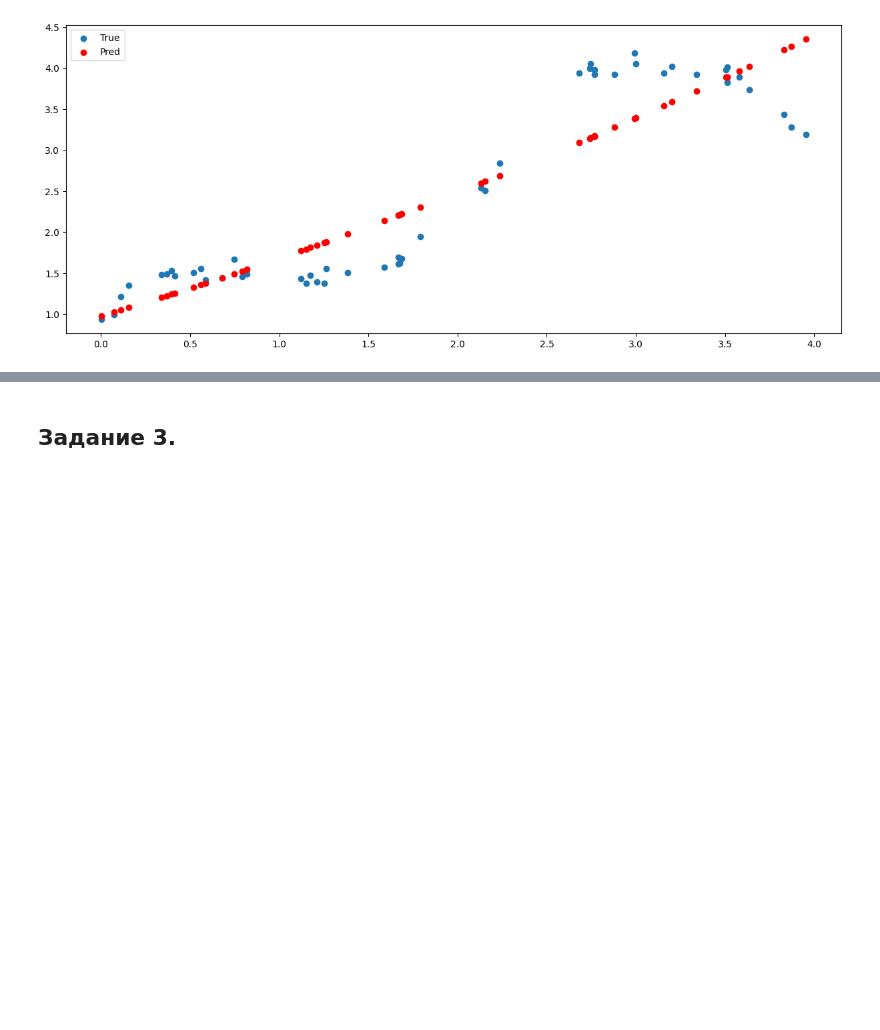
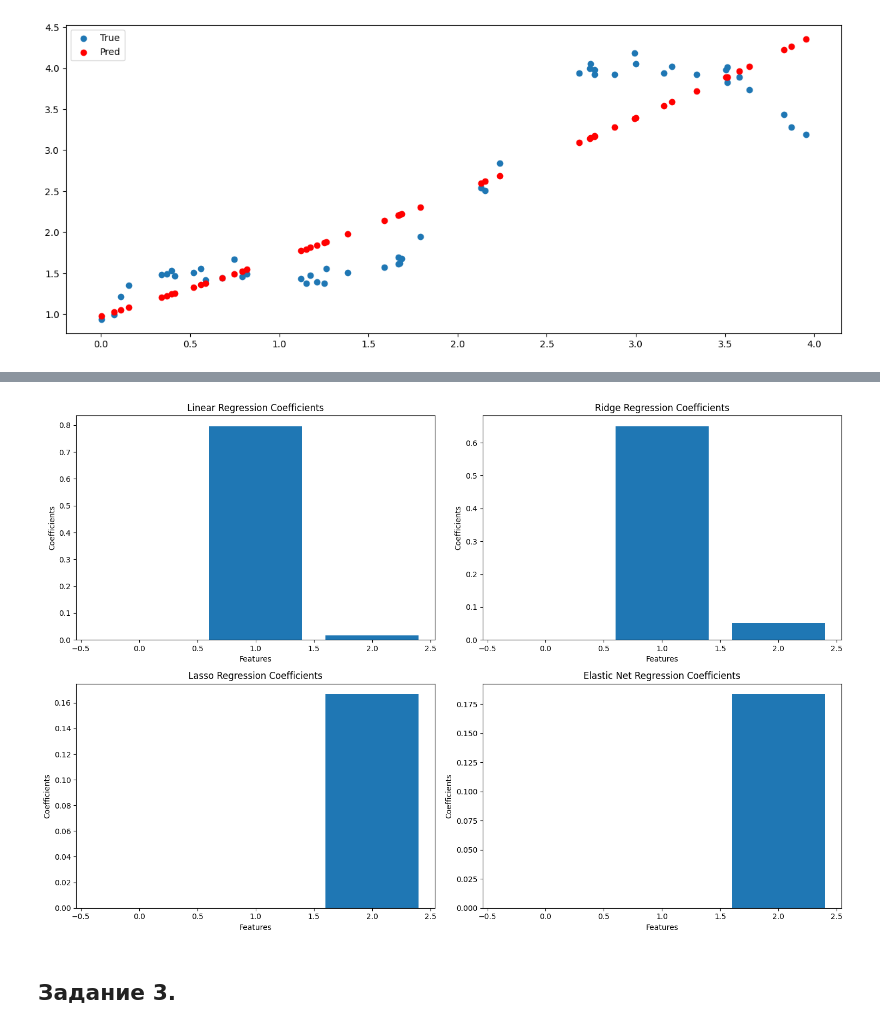
Before and after one commit to natallia-zzz/bsu_masters, a Jupyter notebook: lab_2/ML_LR2_2023.ipynb, the cells around one changed output, grey strips where cells are left out. Saved outputs shown, nothing was run; the diff lists cells and outputs as text; code cells hidden in the pictures; blank space fills up the shorter version.

```diff
--- a/lab_2/ML_LR2_2023.ipynb
+++ b/lab_2/ML_LR2_2023.ipynb
@@ -64,3 +73,40 @@ fit_show(x,y, poly_model_ridge)
+# %%
+linear_coefs = poly_model.named_steps['linearregression'].coef_
+
+ridge_coefs = poly_model_ridge.named_steps['ridge'].coef_
+
+lasso_coefs = poly_model_lasso.named_steps['lasso'].coef_
+
+elastic_coefs = poly_model_elastic.named_steps['elasticnet'].coef_
+
+fig, axs = plt.subplots(2, 2, figsize=(15, 10))
+
+axs[0][0].bar(range(len(linear_coefs[0])), linear_coefs[0])
+axs[0][0].set_title('Linear Regression Coefficients')
+axs[0][0].set_xlabel('Features')
+axs[0][0].set_ylabel('Coefficients')
+
+axs[0][1].bar(range(len(ridge_coefs[0])), ridge_coefs[0])
+axs[0][1].set_title('Ridge Regression Coefficients')
+axs[0][1].set_xlabel('Features')
+axs[0][1].set_ylabel('Coefficients')
+
+axs[1][0].bar(range(len(lasso_coefs)), lasso_coefs)
+axs[1][0].set_title('Lasso Regression Coefficients')
+axs[1][0].set_xlabel('Features')
+axs[1][0].set_ylabel('Coefficients')
+
+# Plot coefficients for Ridge Regression
+axs[1][1].bar(range(len(elastic_coefs)), elastic_coefs)
+axs[1][1].set_title('Elastic Net Regression Coefficients')
+axs[1][1].set_xlabel('Features')
+axs[1][1].set_ylabel('Coefficients')
+
+# Adjust layout to prevent overlap
+plt.tight_layout()
+plt.show()
+# %% [output]
+[figure, added]
 # %% [markdown]
 ## Задание 3.
 # %% [markdown]
```
Also changed, not shown: parts of 2 cells of this notebook.
